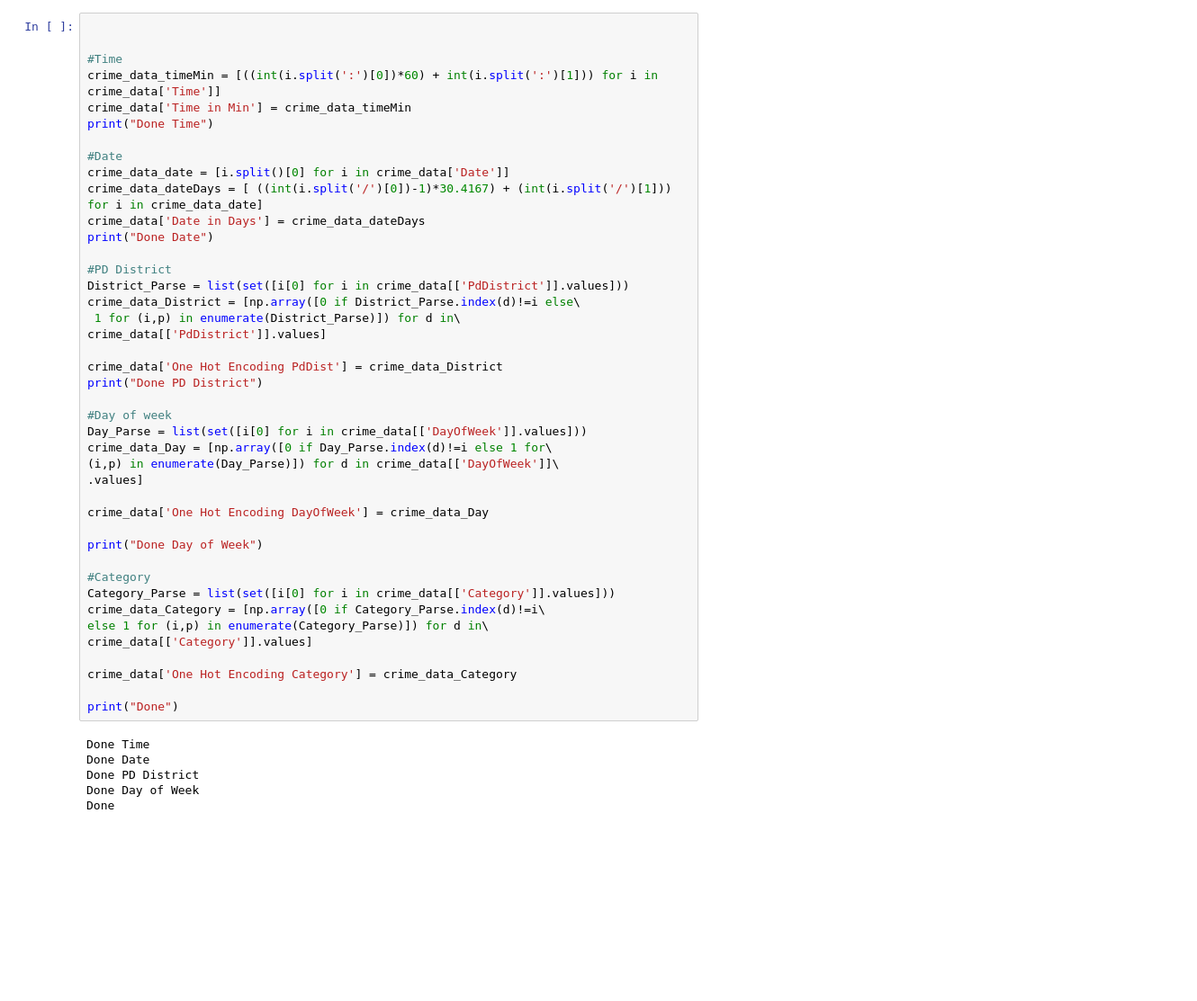
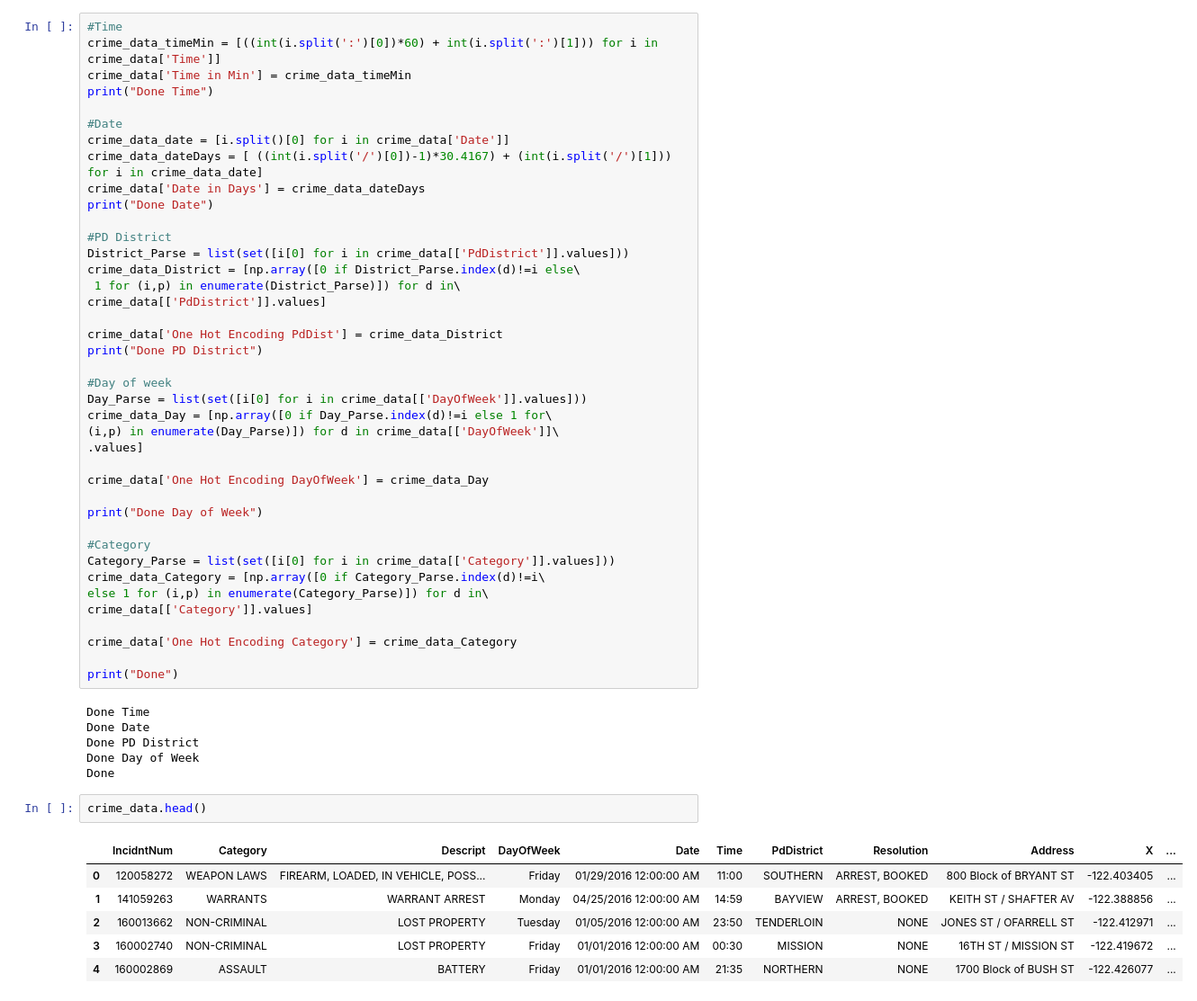
Before and after one commit to spa542/COSC311, a Jupyter notebook: Project2RosiakDawson/NNIterations/L5LS5.ipynb, the cells around one changed output. Shown: that part at 90% size. Cells and saved outputs as stored; diff of their text form; blank space fills up the shorter version.

```diff
--- a/Project2RosiakDawson/NNIterations/L5LS5.ipynb
+++ b/Project2RosiakDawson/NNIterations/L5LS5.ipynb
@@ -18,8 +21,6 @@ crime_data = pd.read_csv('../SanFranciscoCrimeDataset/crime.csv',
                                 'PdDistrict', 'Resolution', 'Address', 'X', 'Y', 'Location', 'PdId'])
 crime_data = crime_data[ ~crime_data['PdDistrict'].isna() ]
 # %%
-
-
 #Time
 crime_data_timeMin = [((int(i.split(':')[0])*60) + int(i.split(':')[1])) for i in crime_data['Time']]
 crime_data['Time in Min'] = crime_data_timeMin
@@ -65,6 +66,15 @@ Done Date
 Done PD District
 Done Day of Week
 Done
+# %%
+crime_data.head()
+# %% [output]
+|  | IncidntNum | Category | Descript | DayOfWeek | Date | Time | PdDistrict | Resolution | Address | X | ... |
+| 0 | 120058272 | WEAPON LAWS | FIREARM, LOADED, IN VEHICLE, POSS... | Friday | 01/29/2016 12:00:00 AM | 11:00 | SOUTHERN | ARREST, BOOKED | 800 Block of BRYANT ST | -122.403405 | ... |
+| 1 | 141059263 | WARRANTS | WARRANT ARREST | Monday | 04/25/2016 12:00:00 AM | 14:59 | BAYVIEW | ARREST, BOOKED | KEITH ST / SHAFTER AV | -122.388856 | ... |
+| 2 | 160013662 | NON-CRIMINAL | LOST PROPERTY | Tuesday | 01/05/2016 12:00:00 AM | 23:50 | TENDERLOIN | NONE | JONES ST / OFARRELL ST | -122.412971 | ... |
+| 3 | 160002740 | NON-CRIMINAL | LOST PROPERTY | Friday | 01/01/2016 12:00:00 AM | 00:30 | MISSION | NONE | 16TH ST / MISSION ST | -122.419672 | ... |
+| 4 | 160002869 | ASSAULT | BATTERY | Friday | 01/01/2016 12:00:00 AM | 21:35 | NORTHERN | NONE | 1700 Block of BUSH ST | -122.426077 | ... |
 # %%
 def split_sets(dataframe, train_p):
     """
```
Also changed, not shown: parts of 15 cells of this notebook, 6 other files.
